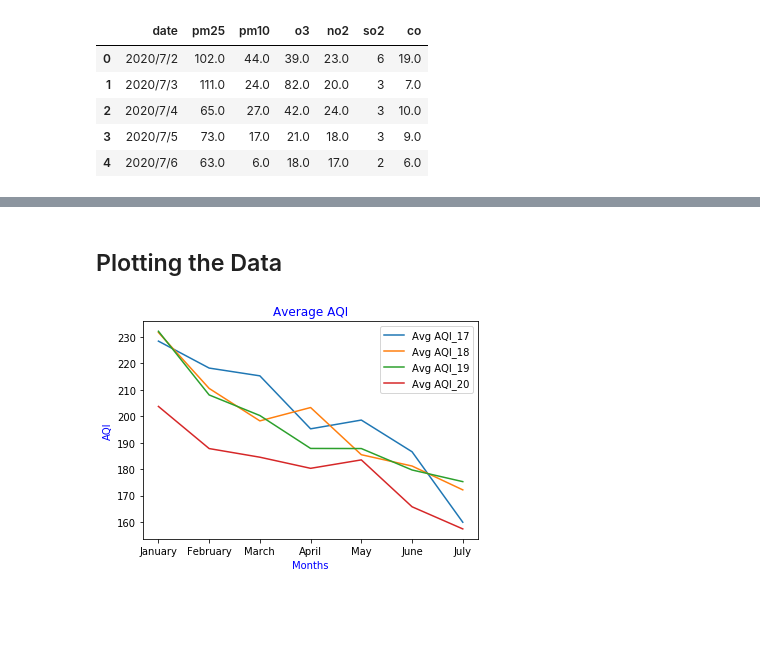
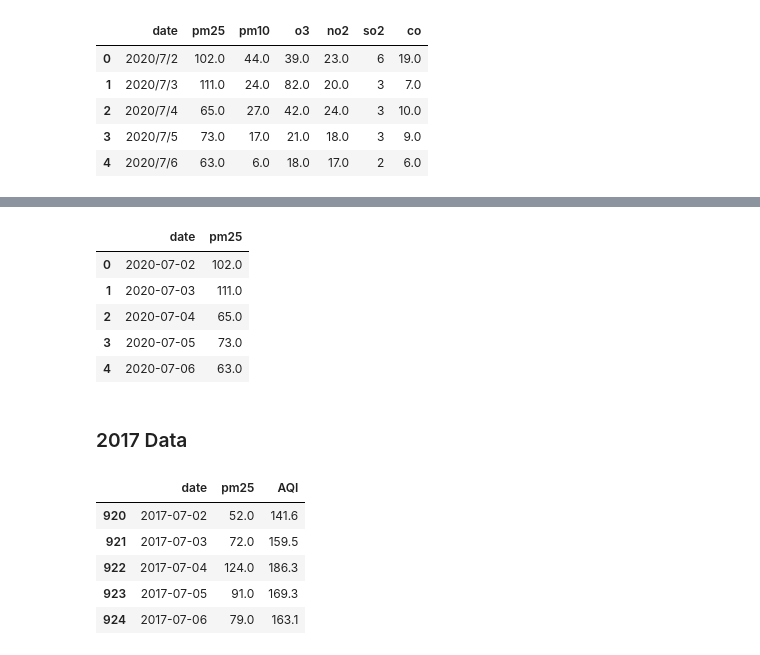
Before and after one commit to rigsbyk/Project-One, a Jupyter notebook: kathryn_csv_data/Wuhan/Wuhan.ipynb, the cells around one changed output, grey strips where cells are left out. Drawn from its saved outputs; the diff is of its cells as text; code cells hidden in the pictures; blank space fills up the shorter version.

```diff
--- a/kathryn_csv_data/Wuhan/Wuhan.ipynb
+++ b/kathryn_csv_data/Wuhan/Wuhan.ipynb
@@ -524,11 +17,0 @@ wuhan_summary_data.to_csv("output_data/wuhan_summary_data.csv",index=False)
-# %% [markdown]
-## Plotting the Data
-# %%
-wuhan_summary_data.plot(y=["Avg AQI_17","Avg AQI_18","Avg AQI_19","Avg AQI_20"])
-plt.title("Average AQI", color="blue")
-plt.xlabel("Months",color="blue")
-plt.ylabel("AQI",color="blue")
-plt.xticks(np.arange(7),("January","February","March","April","May","June","July"))
-plt.show()
-# %% [output]
-[figure, removed]
@@ -534,0 +25,13 @@ plt.show()
+# %%
+# Dropping any data before 2017
+droppedB4_17 = dropped_wuhan_df.loc[(dropped_wuhan_df["date"]>"2017-01-01")].dropna(how="any")
+droppedB4_17.head()
+# %% [output]
+|  | date | pm25 |
+| 0 | 2020-07-02 | 102.0 |
+| 1 | 2020-07-03 | 111.0 |
+| 2 | 2020-07-04 | 65.0 |
+| 3 | 2020-07-05 | 73.0 |
+| 4 | 2020-07-06 | 63.0 |
+# %% [markdown]
+### 2017 Data
@@ -534,0 +65,11 @@ plt.show()
+# %%
+# Add newly calculated AQI to new AQI column
+wuhan_data_17["AQI"]=AQI2017
+wuhan_data_17.head()
+# %% [output]
+|  | date | pm25 | AQI |
+| 920 | 2017-07-02 | 52.0 | 141.6 |
+| 921 | 2017-07-03 | 72.0 | 159.5 |
+| 922 | 2017-07-04 | 124.0 | 186.3 |
+| 923 | 2017-07-05 | 91.0 | 169.3 |
+| 924 | 2017-07-06 | 79.0 | 163.1 |
```
Also changed, not shown: parts of 140 cells of this notebook, 12 other files.
